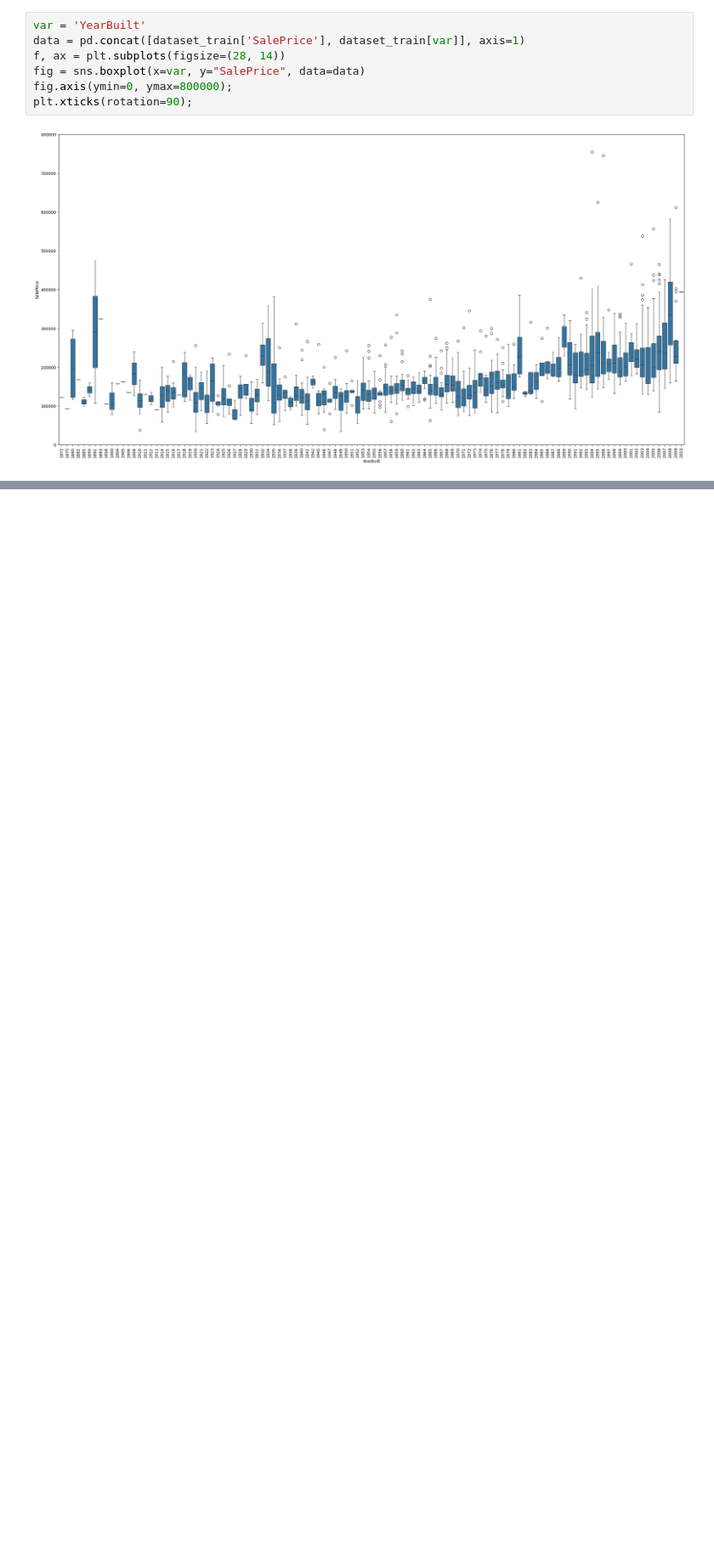
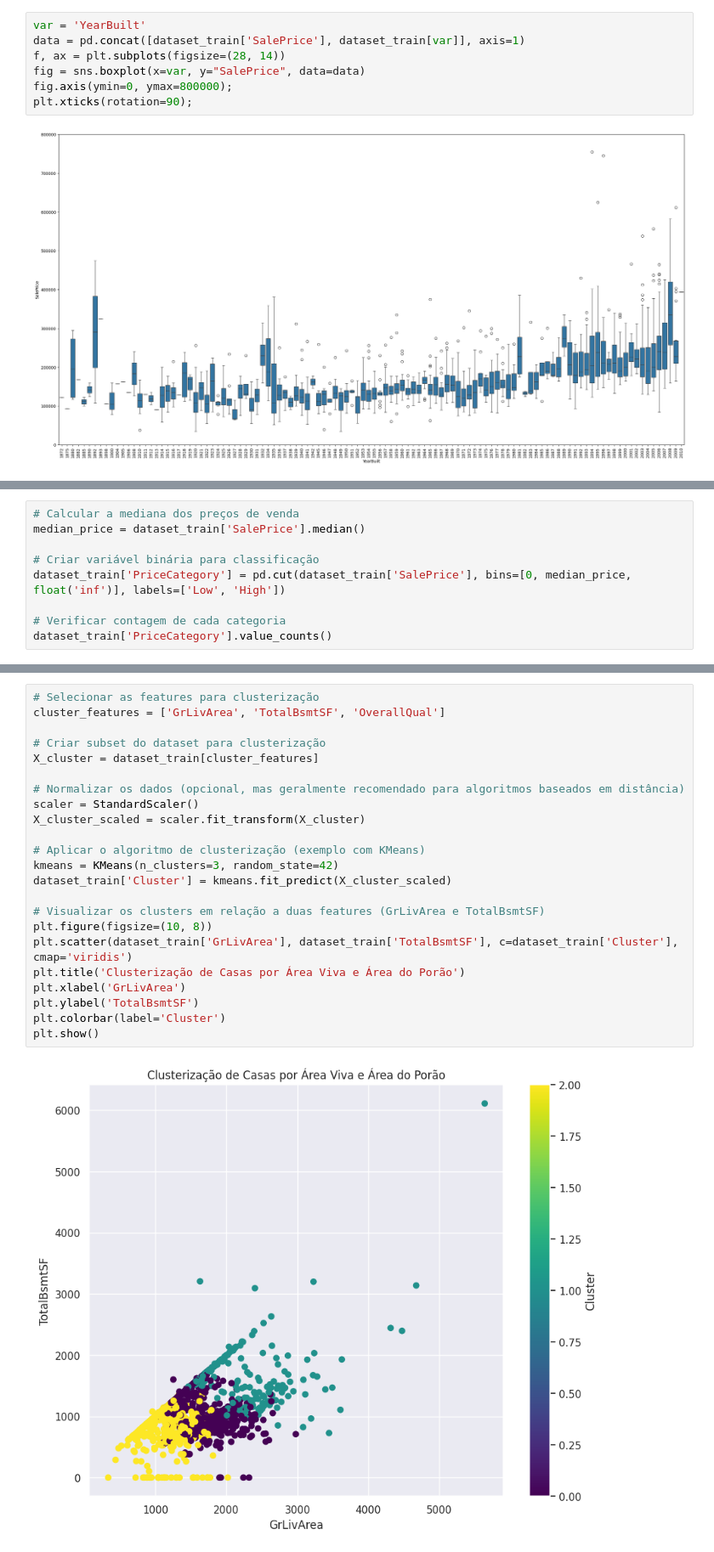
Before and after one commit to Higor-alv/DataAnalysis_C3, a Jupyter notebook: main.ipynb, the cells around one changed output, grey strips where cells are left out. Shown at 85% size. Cells and saved outputs as stored; diff of their text form; blank space fills up the shorter version.

```diff
--- a/main.ipynb
+++ b/main.ipynb
@@ -120,0 +222,9 @@ Com isso dito, vamos separar o que é relevante do que não é.
+# %%
+# Calcular a mediana dos preços de venda
+median_price = dataset_train['SalePrice'].median()
+
+# Criar variável binária para classificação
+dataset_train['PriceCategory'] = pd.cut(dataset_train['SalePrice'], bins=[0, median_price, float('inf')], labels=['Low', 'High'])
+
+# Verificar contagem de cada categoria
+dataset_train['PriceCategory'].value_counts()
@@ -120,0 +277,25 @@ Com isso dito, vamos separar o que é relevante do que não é.
+# %%
+# Selecionar as features para clusterização
+cluster_features = ['GrLivArea', 'TotalBsmtSF', 'OverallQual']
+
+# Criar subset do dataset para clusterização
+X_cluster = dataset_train[cluster_features]
+
+# Normalizar os dados (opcional, mas geralmente recomendado para algoritmos baseados em distância)
+scaler = StandardScaler()
+X_cluster_scaled = scaler.fit_transform(X_cluster)
+
+# Aplicar o algoritmo de clusterização (exemplo com KMeans)
+kmeans = KMeans(n_clusters=3, random_state=42)
+dataset_train['Cluster'] = kmeans.fit_predict(X_cluster_scaled)
+
+# Visualizar os clusters em relação a duas features (GrLivArea e TotalBsmtSF)
+plt.figure(figsize=(10, 8))
+plt.scatter(dataset_train['GrLivArea'], dataset_train['TotalBsmtSF'], c=dataset_train['Cluster'], cmap='viridis')
+plt.title('Clusterização de Casas por Área Viva e Área do Porão')
+plt.xlabel('GrLivArea')
+plt.ylabel('TotalBsmtSF')
+plt.colorbar(label='Cluster')
+plt.show()
+# %% [output]
+[figure, added]
```
Also changed, not shown: parts of 18 cells of this notebook, 6 other files.
